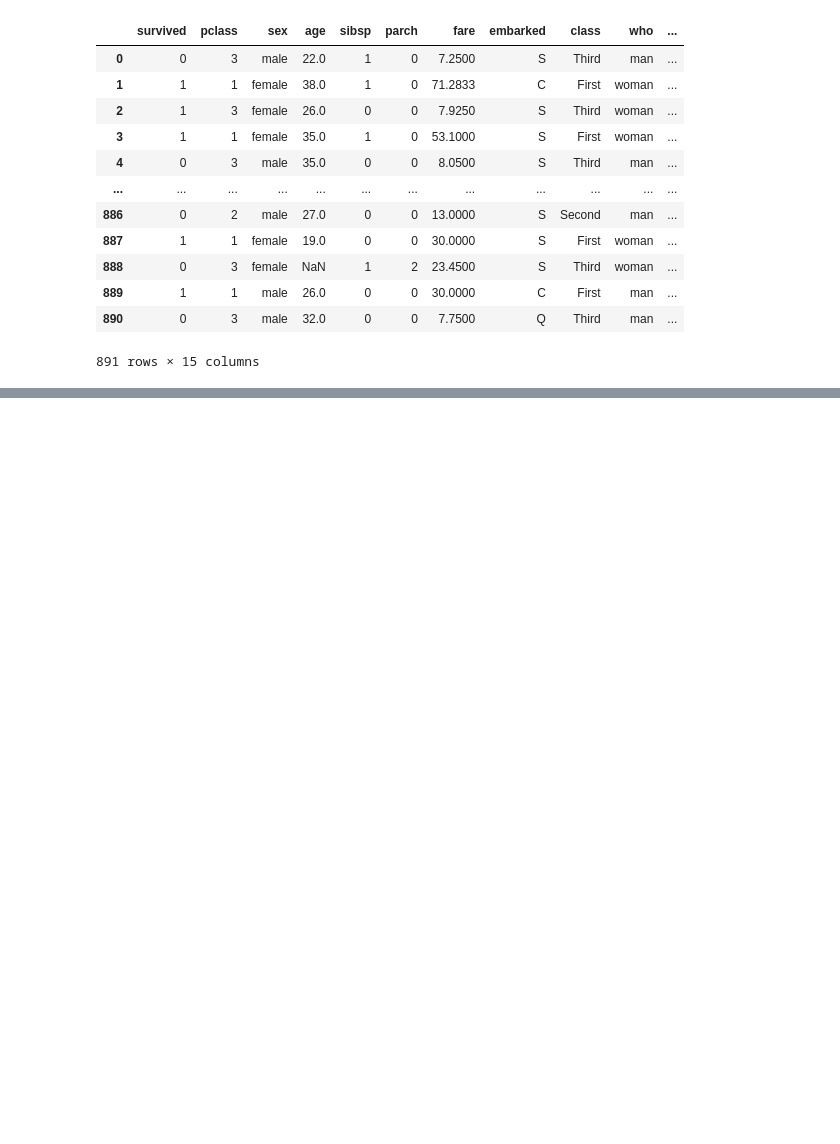
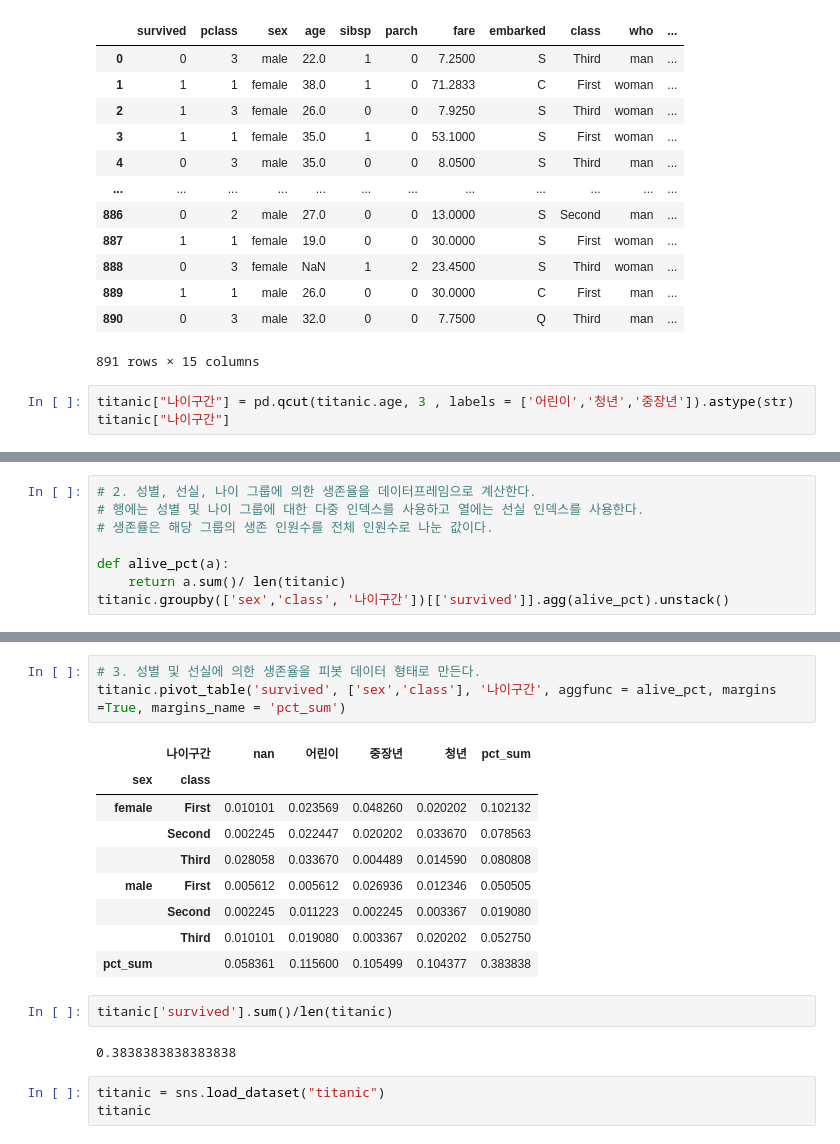
Before and after one commit to YeonsuJI/WASSUP4, a Jupyter notebook: 01_Python-Grammar/Numpy, pandas/02_07_Pandas 피봇테이블과 그룹분석.ipynb, the cells around one changed output, grey strips where cells are left out. Cells and saved outputs as stored; diff of their text form; blank space fills up the shorter version.

```diff
--- a/01_Python-Grammar/Numpy, pandas/02_07_Pandas 피봇테이블과 그룹분석.ipynb
+++ b/01_Python-Grammar/Numpy, pandas/02_07_Pandas 피봇테이블과 그룹분석.ipynb
@@ -1251,3 +1390,6 @@ titanic
 | 889 | 1 | 1 | male | 26.0 | 0 | 0 | 30.0000 | C | First | man | ... |
 | 890 | 0 | 3 | male | 32.0 | 0 | 0 | 7.7500 | Q | Third | man | ... |
 891 rows × 15 columns
+# %%
+titanic["나이구간"] = pd.qcut(titanic.age, 3 , labels = ['어린이','청년','중장년']).astype(str)
+titanic["나이구간"]
@@ -1253,0 +1409,8 @@ titanic
+# %%
+# 2. 성별, 선실, 나이 그룹에 의한 생존율을 데이터프레임으로 계산한다.
+# 행에는 성별 및 나이 그룹에 대한 다중 인덱스를 사용하고 열에는 선실 인덱스를 사용한다.
+# 생존률은 해당 그룹의 생존 인원수를 전체 인원수로 나눈 값이다.
+
+def alive_pct(a):
+    return a.sum()/ len(titanic)
+titanic.groupby(['sex','class', '나이구간'])[['survived']].agg(alive_pct).unstack()
@@ -1254,3 +1427,23 @@ titanic
+# %%
+# 3. 성별 및 선실에 의한 생존율을 피봇 데이터 형태로 만든다.
+titanic.pivot_table('survived', ['sex','class'], '나이구간', aggfunc = alive_pct, margins =True, margins_name = 'pct_sum')
+# %% [output]
+|  | 나이구간 | nan | 어린이 | 중장년 | 청년 | pct_sum |
+| sex | class |  |  |  |  |  |
+| female | First | 0.010101 | 0.023569 | 0.048260 | 0.020202 | 0.102132 |
+|  | Second | 0.002245 | 0.022447 | 0.020202 | 0.033670 | 0.078563 |
+|  | Third | 0.028058 | 0.033670 | 0.004489 | 0.014590 | 0.080808 |
+| male | First | 0.005612 | 0.005612 | 0.026936 | 0.012346 | 0.050505 |
+|  | Second | 0.002245 | 0.011223 | 0.002245 | 0.003367 | 0.019080 |
+|  | Third | 0.010101 | 0.019080 | 0.003367 | 0.020202 | 0.052750 |
+| pct_sum |  | 0.058361 | 0.115600 | 0.105499 | 0.104377 | 0.383838 |
+# %%
+titanic['survived'].sum()/len(titanic)
+# %% [output]
+0.3838383838383838
+# %%
+titanic = sns.load_dataset("titanic")
+titanic
 # %%
 # 1. `qcut` 명령으로 세 개의 나이 그룹을 만든다.
 titanic["연령구간"] = pd.qcut(titanic.age, 3, labels= ["젊은", "중년", "노인"]).astype(str)
```
Also changed, not shown: parts of 32 cells of this notebook, 6 other files.
